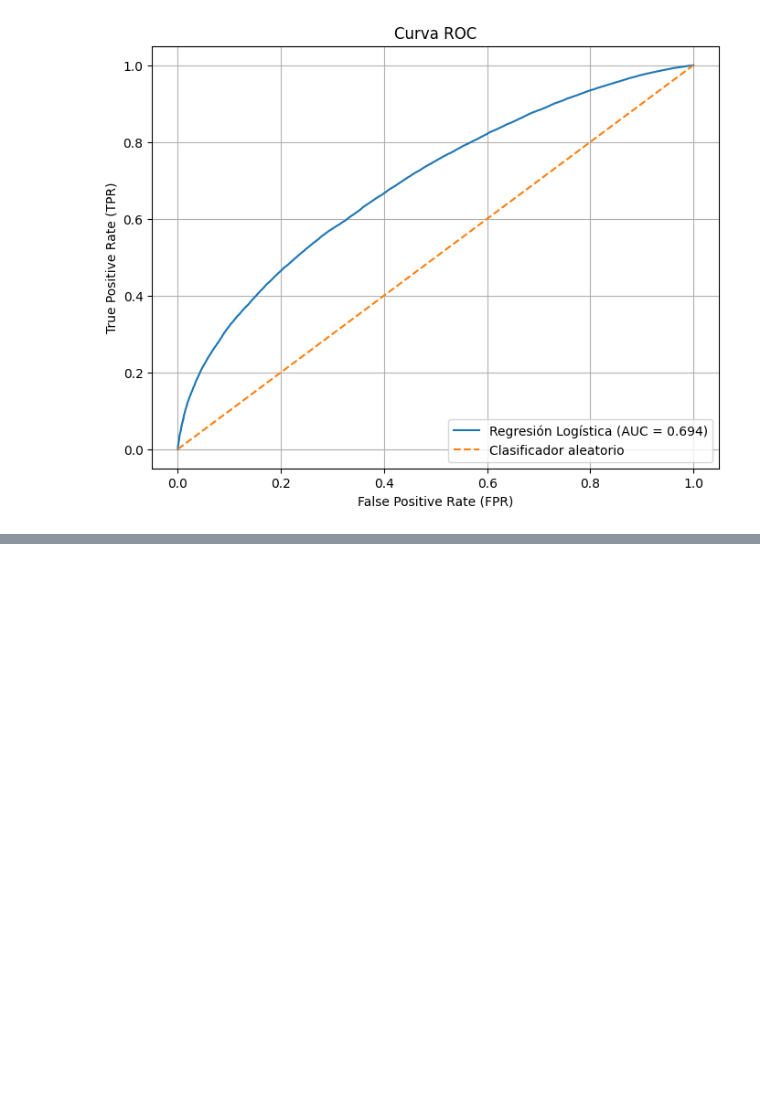
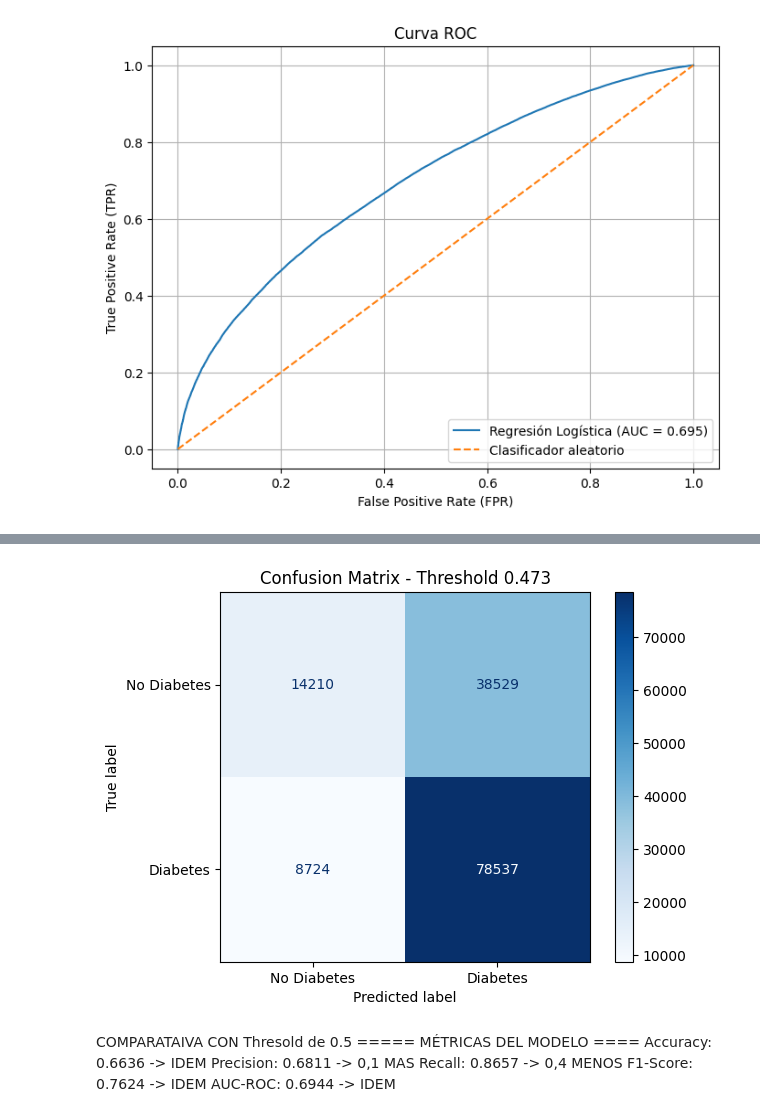
Before and after one commit to iredondosan/ML_Diabetes_Prediction_Challenge, a Jupyter notebook: notebooks/ML_Diabetes_Model_Jesús.ipynb, the cells around one changed output, grey strips where cells are left out. Cells and saved outputs as stored; diff of their text form; code cells hidden in the pictures; blank space fills up the shorter version.

```diff
--- a/notebooks/ML_Diabetes_Model_Jesús.ipynb
+++ b/notebooks/ML_Diabetes_Model_Jesús.ipynb
@@ -130,11 +195,10 @@ y_test : (140000, 1)
 # %% [markdown]
 Entrenamiento del Modelo: Utiliza la regresión logística para entrenar un modelo con el conjunto de entrenamiento.
 # %%
+#Inicializo el modelo con Regresión logística
 from sklearn.linear_model import LogisticRegression
-from sklearn.metrics import accuracy_score, precision_score, recall_score, f1_score, roc_auc_score, make_scorer
-from sklearn.model_selection import GridSearchCV
 
-#Inicializo el modelo con Regresión logística
+
 model = LogisticRegression(solver='liblinear', random_state=42)
 
 params = {'fit_intercept': [True, False]}
@@ -143,9 +207,15 @@ params = {'fit_intercept': [True, False]}
 # Reduced cv to 3 to mitigate single-class issues in folds due to class imbalance
 # Added error_score='raise' to get a more detailed traceback for fit failures
 grid_search = GridSearchCV(model, params, cv=3, scoring=make_scorer(f1_score), error_score='raise')
-grid_search.fit(X_train, y_train)
+grid_search.fit(X_train_scaled, y_train)
 # Mejor modelo
 best_model = grid_search.best_estimator_
 
 # Set 'model' to the best model found by GridSearchCV for subsequent use
 model = best_model
+
+print("\nMejores hiperparámetros encontrados:")
+print(grid_search.best_params_)
+# Modelo seleccionado listo para usar
+print("\nModelo seleccionado listo para usar.")
+print(model)
@@ -192,0 +325,58 @@ plt.show()
+# %%
+from sklearn.metrics import precision_recall_curve
+
+# Ajustar el decision threshold para mejorar precision o recall según el objetivo clínico
+
+y_pred_proba = model.predict_proba(X_test)[:, 1]
+
+# Encontrar el threshold óptimo usando Youden's J (maximiza TPR - FPR)
+fpr, tpr, thresholds_roc = roc_curve(y_test, y_pred_proba)
+j_scores = tpr - fpr
+optimal_idx = np.argmax(j_scores)
+optimal_threshold_youden = thresholds_roc[optimal_idx]
+print(f"Optimal threshold using Youden's J: {optimal_threshold_youden:.3f}")
+
+# Para objetivo clínico en diabetes: maximizar recall (sensibilidad) para detectar más casos positivos
+# Encontrar threshold que da recall >= 0.9, maximizando precision
+precision_vals, recall_vals, thresholds_pr = precision_recall_curve(y_test, y_pred_proba)
+valid_indices = recall_vals[:-1] >= 0.9
+if np.any(valid_indices):
+    best_idx = np.argmax(precision_vals[:-1][valid_indices])
+    optimal_threshold_recall = thresholds_pr[valid_indices][best_idx]
+    print(f"Threshold for recall >= 0.9 with max precision: {optimal_threshold_recall:.3f}")
+else:
+    print("No threshold achieves recall >= 0.9")
+    optimal_threshold_recall = optimal_threshold_youden  # fallback
+
+# Elegir threshold según objetivo: usar Youden's para balance, o el de alto recall para clínica
+chosen_threshold = optimal_threshold_recall if 'optimal_threshold_recall' in locals() else optimal_threshold_youden
+
+y_pred_opt = (y_pred_proba > chosen_threshold).astype(int)
+
+# Calcular métricas con nuevo threshold
+accuracy_opt = accuracy_score(y_test, y_pred_opt)
+precision_opt = precision_score(y_test, y_pred_opt)
+recall_opt = recall_score(y_test, y_pred_opt)
+f1_opt = f1_score(y_test, y_pred_opt)
+roc_auc_opt = roc_auc_score(y_test, y_pred_proba)  # AUC no cambia
+
+print(f"\nMetrics with chosen threshold ({chosen_threshold:.3f}):")
+print(f"Accuracy: {accuracy_opt:.4f}")
+print(f"Precision: {precision_opt:.4f}")
+print(f"Recall: {recall_opt:.4f}")
+print(f"F1-Score: {f1_opt:.4f}")
+print(f"AUC-ROC: {roc_auc_opt:.4f}")
+
+# Matriz de confusión con nuevo threshold
+cm_opt = confusion_matrix(y_test, y_pred_opt)
+disp_opt = ConfusionMatrixDisplay(confusion_matrix=cm_opt, display_labels=["No Diabetes", "Diabetes"])
+disp_opt.plot(cmap="Blues", values_format="d")
+plt.title(f"Confusion Matrix - Threshold {chosen_threshold:.3f}")
+plt.show()
+
+
+
+# Balanceo de clases (SMOTE, class_weight) - pendiente
+# Feature engineering y normalización - pendiente
+# Validación cruzada - pendiente
+# %% [output]
@@ -192,0 +392,9 @@ plt.show()
+[figure, added]
+# %% [markdown]
+COMPARATAIVA CON Thresold de 0.5
+    ===== MÉTRICAS DEL MODELO ====
+    Accuracy: 0.6636 -> IDEM
+    Precision: 0.6811 -> 0,1 MAS
+    Recall: 0.8657 -> 0,4 MENOS
+    F1-Score: 0.7624 -> IDEM
+    AUC-ROC: 0.6944 -> IDEM
```
Also changed, not shown: parts of 14 cells of this notebook.
